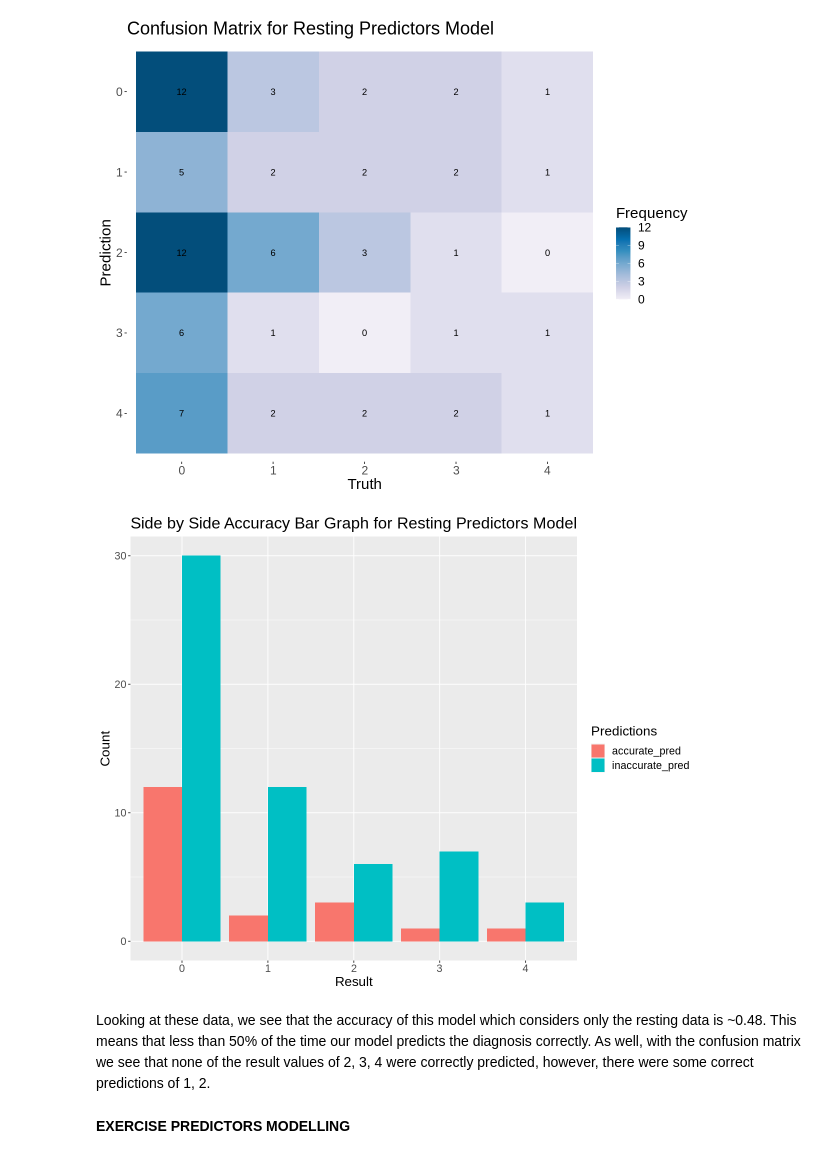
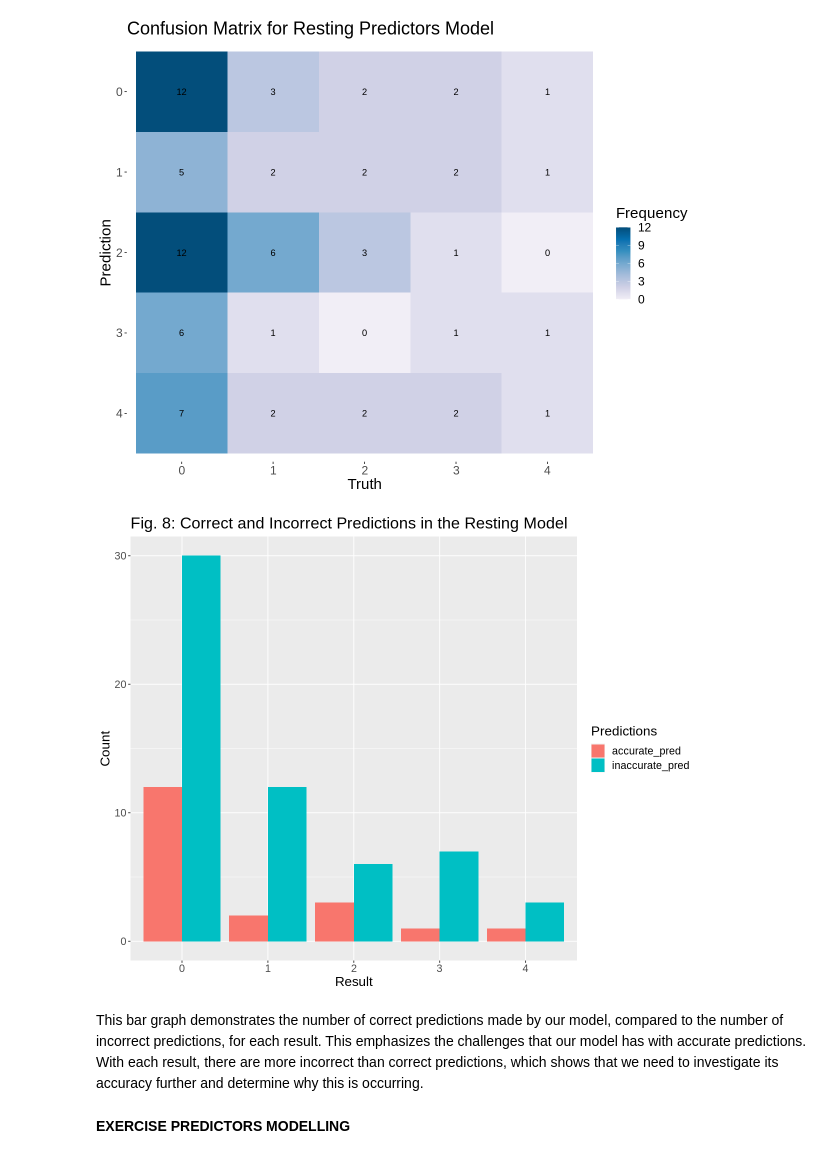
Before and after one commit to chenjerry623/DSCI100-Group17-Project, a Jupyter notebook: Group-17-Project.ipynb, the cells around one changed output. Saved outputs shown, nothing was run; the diff lists cells and outputs as text; code cells hidden in the pictures.

```diff
--- a/Group-17-Project.ipynb
+++ b/Group-17-Project.ipynb
@@ -358,25 +360,25 @@ Scale for 'fill' is already present. Adding another scale for 'fill', which
 will replace the existing scale.
 [figure]
 # %%
-#replicating what the conf_mat() did but as data frame
+# Making the confusion matrix into a data frame.
 
 resting_pred_accuracy <- resting_predictions |>
     group_by(result)|>
     summarize(accurate_pred = sum(.pred_class == result), inaccurate_pred = sum(.pred_class != result))
     data_long <- reshape2::melt(resting_pred_accuracy, id.vars = "result")
 
-#visualizing the model output as a bar graph
+# Visualizing the confusion matrix as a bar graph.
 
 resting_pred_accuracy_plot <- ggplot(data_long, aes(x = result, y = value, fill = variable)) +
-    ggtitle("Side by Side Accuracy Bar Graph for Resting Predictors Model") +
+    ggtitle("Fig. 8: Correct and Incorrect Predictions in the Resting Model") +
     geom_bar(stat="identity", position = "dodge") +
     labs(x = "Result", y = "Count", fill = "Predictions")+
     theme(text = element_text(size = 16))
 
 resting_pred_accuracy_plot
 # %% [output]
-[figure, old version]
+[figure, new version]
 # %% [markdown]
-Looking at these data, we see that the accuracy of this model which considers only the resting data is ~0.48. This means that less than 50% of the time our model predicts the diagnosis correctly. As well, with the confusion matrix we see that none of the result values of 2, 3, 4 were correctly predicted, however, there were some correct predictions of 1, 2.
+This bar graph demonstrates the number of correct predictions made by our model, compared to the number of incorrect predictions, for each result. This emphasizes the challenges that our model has with accurate predictions. With each result, there are more incorrect than correct predictions, which shows that we need to investigate its accuracy further and determine why this is occurring.
 # %% [markdown]
 <b>EXERCISE PREDICTORS MODELLING</b>
```
Also changed, not shown: parts of 34 cells of this notebook.
